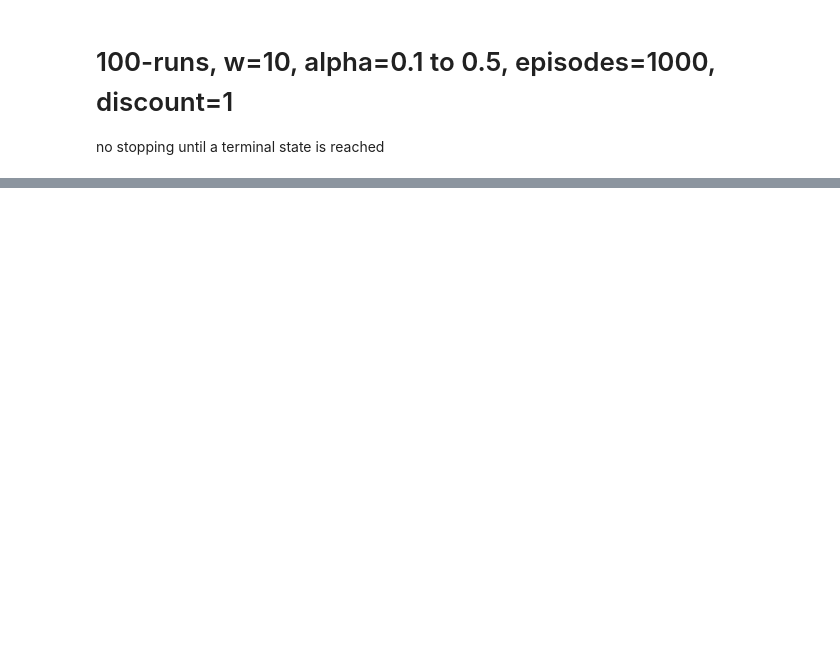
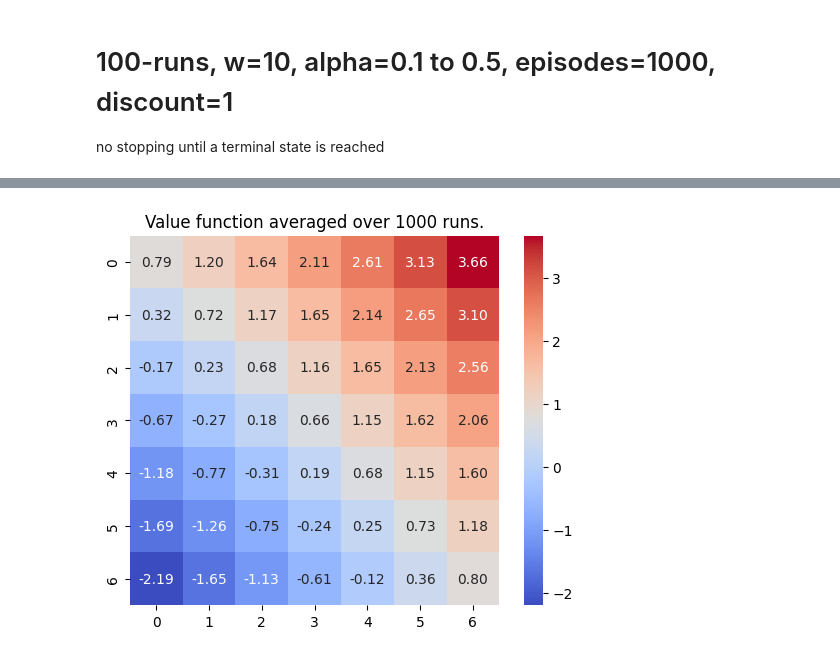
Before and after one commit to P-A-D/RL_Assignment_3, a Jupyter notebook: Runs2.ipynb, the cells around one changed output, grey strips where cells are left out. Saved outputs shown, nothing was run; the diff lists cells and outputs as text; code cells hidden in the pictures; blank space fills up the shorter version.

```diff
--- a/Runs2.ipynb
+++ b/Runs2.ipynb
@@ -351,0 +368,4 @@ run_n(SGTD, n=100, alpha=0.5, w_size=10, discount=1, episodes=1000, max_episode_
+# %%
+run_n(SGTD, n=1000, alpha=0.5, w_size=10, discount=1, episodes=100, max_episode_length=10000)
+# %% [output]
+[figure, added]
```
Also changed, not shown: parts of 8 cells of this notebook, 2 other files.
